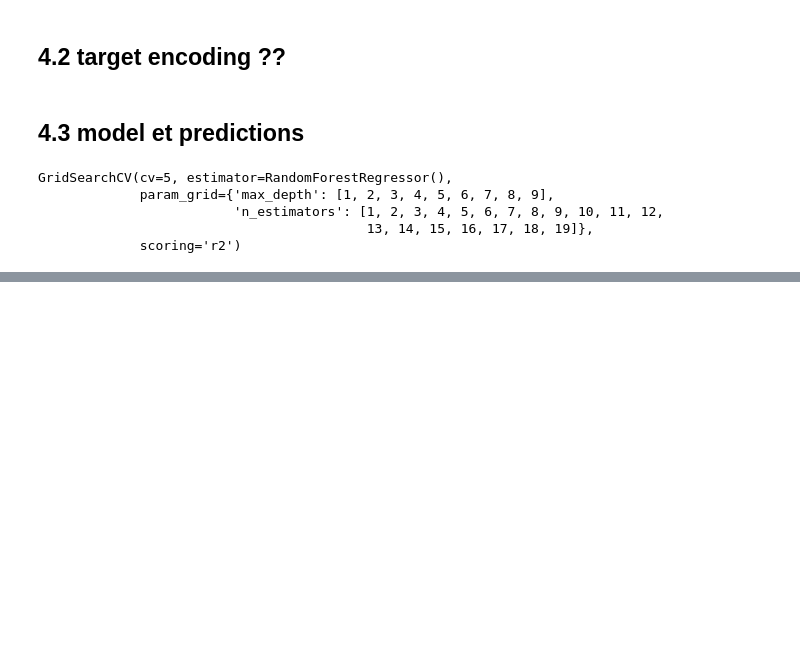
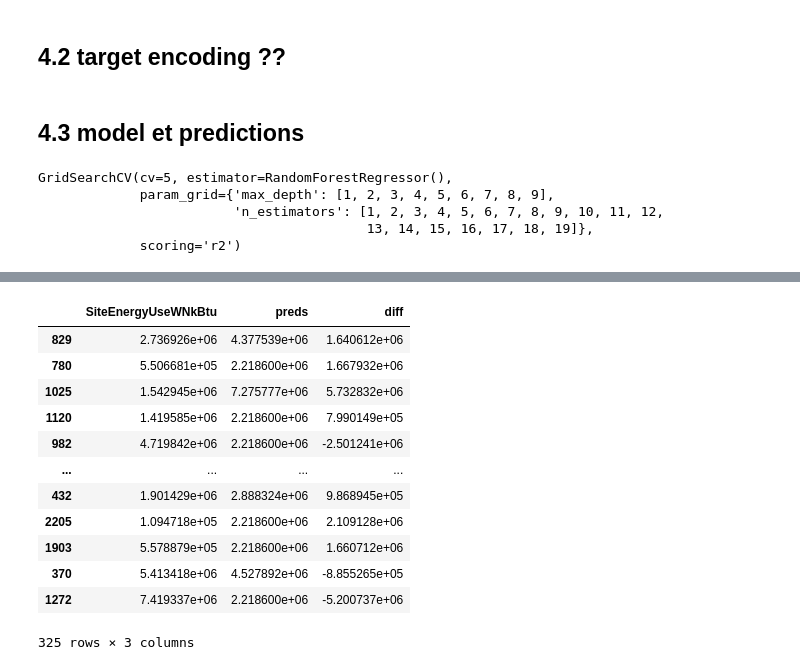
Before and after one commit to Marc0543/Seattle_energy, a Jupyter notebook: trainingmodels_marc.ipynb, the cells around one changed output, grey strips where cells are left out. Saved outputs shown, nothing was run; the diff lists cells and outputs as text; code cells hidden in the pictures; blank space fills up the shorter version.

```diff
--- a/trainingmodels_marc.ipynb
+++ b/trainingmodels_marc.ipynb
@@ -329,3 +310,19 @@ metrics.r2_score(y_test_energy,final_rf.predict(X_test_energy))
+# %%
+res_energy
+# %% [output]
+|  | SiteEnergyUseWNkBtu | preds | diff |
+| 829 | 2.736926e+06 | 4.377539e+06 | 1.640612e+06 |
+| 780 | 5.506681e+05 | 2.218600e+06 | 1.667932e+06 |
+| 1025 | 1.542945e+06 | 7.275777e+06 | 5.732832e+06 |
+| 1120 | 1.419585e+06 | 2.218600e+06 | 7.990149e+05 |
+| 982 | 4.719842e+06 | 2.218600e+06 | -2.501241e+06 |
+| ... | ... | ... | ... |
+| 432 | 1.901429e+06 | 2.888324e+06 | 9.868945e+05 |
+| 2205 | 1.094718e+05 | 2.218600e+06 | 2.109128e+06 |
+| 1903 | 5.578879e+05 | 2.218600e+06 | 1.660712e+06 |
+| 370 | 5.413418e+06 | 4.527892e+06 | -8.855265e+05 |
+| 1272 | 7.419337e+06 | 2.218600e+06 | -5.200737e+06 |
+325 rows × 3 columns
 # %%
 res_energy = pd.DataFrame(y_test_energy)
 res_energy['preds'] = final_rf.predict(X_test_energy)
```
Also changed, not shown: parts of 14 cells of this notebook, 1 other file.
